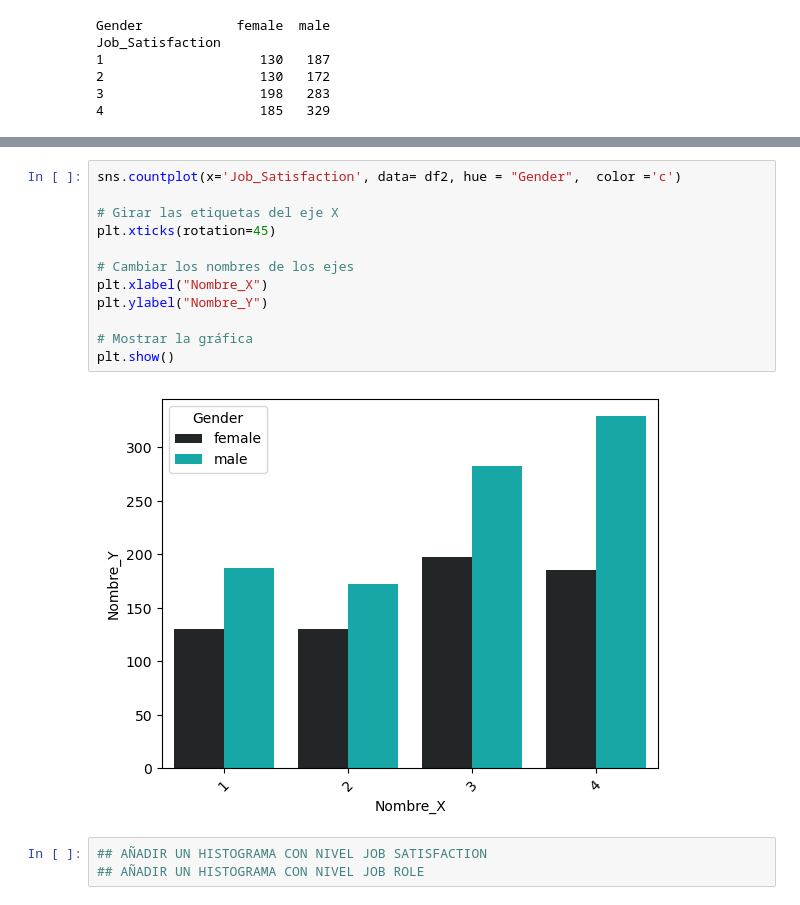
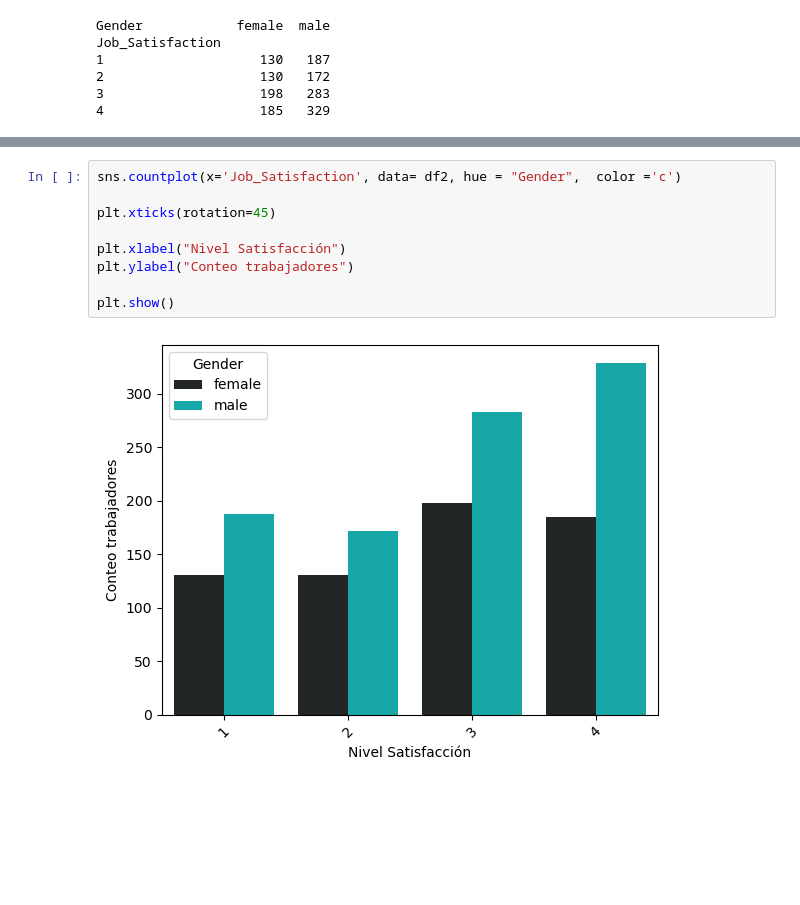
Before and after one commit to Adalab/proyecto-da-promo-c-modulo-3-team-1, a Jupyter notebook: proyecto3_equipo1.ipynb, the cells around one changed output, grey strips where cells are left out. Drawn from its saved outputs; the diff is of its cells as text; blank space fills up the shorter version.

```diff
--- a/proyecto3_equipo1.ipynb
+++ b/proyecto3_equipo1.ipynb
@@ -1954,17 +2003,11 @@ plt.show()
 # %%
 sns.countplot(x='Job_Satisfaction', data= df2, hue = "Gender",  color ='c')
 
-# Girar las etiquetas del eje X
 plt.xticks(rotation=45)
 
-# Cambiar los nombres de los ejes
-plt.xlabel("Nombre_X")
-plt.ylabel("Nombre_Y")
+plt.xlabel("Nivel Satisfacción")
+plt.ylabel("Conteo trabajadores")
 
-# Mostrar la gráfica
 plt.show()
 # %% [output]
-[figure, old version]
+[figure, new version]
-# %%
-## AÑADIR UN HISTOGRAMA CON NIVEL JOB SATISFACTION
-## AÑADIR UN HISTOGRAMA CON NIVEL JOB ROLE
```
Also changed, not shown: parts of 20 cells of this notebook.
